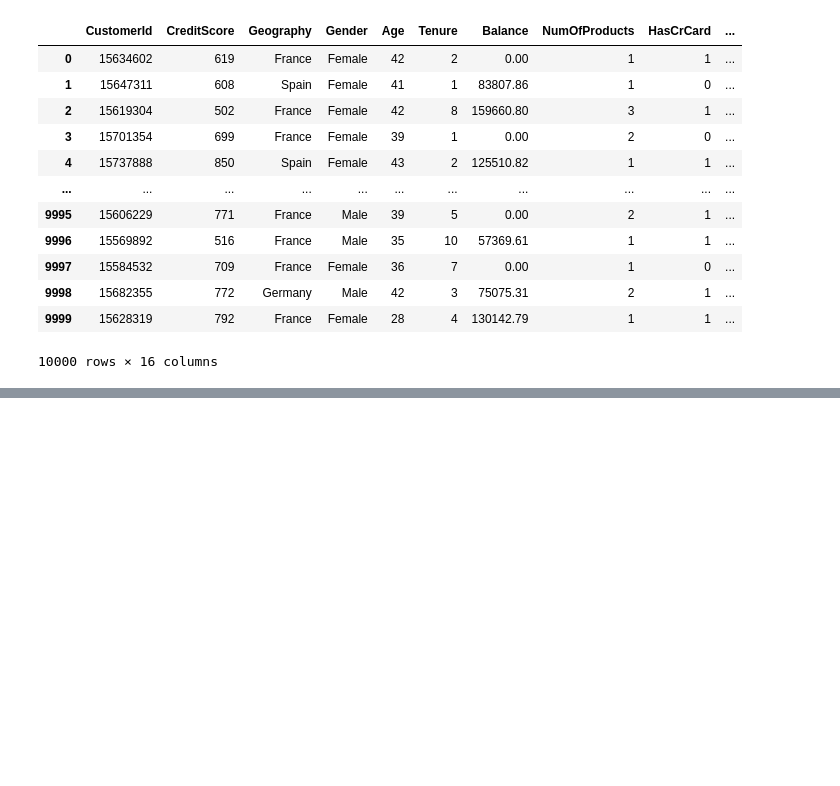
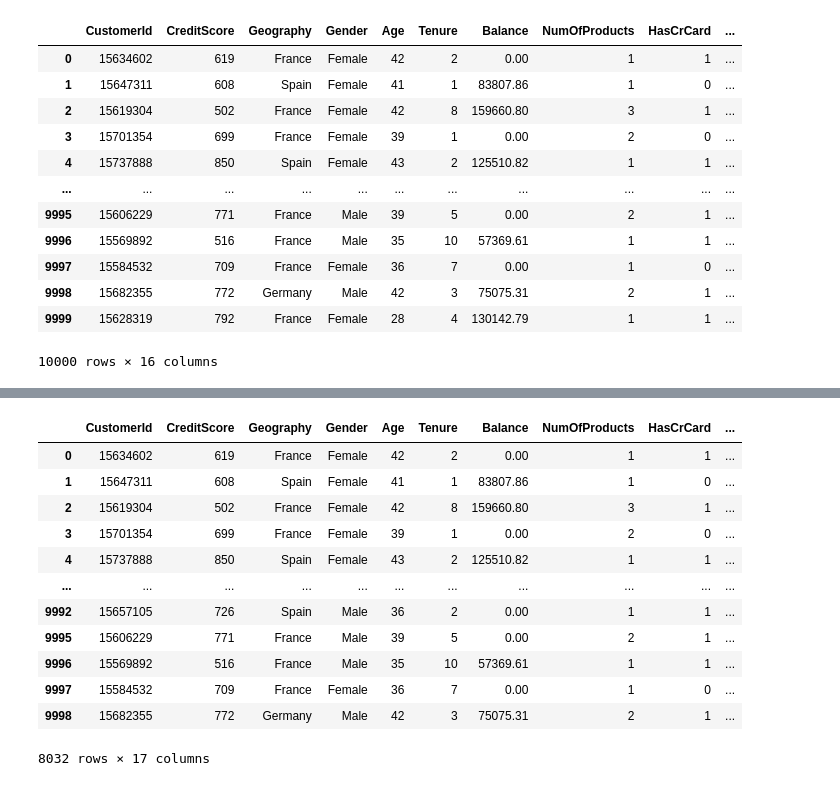
Before and after one commit to leandroclv/analista_dados_python_udemy, a Jupyter notebook: projeto_curso.ipynb, the cells around one changed output, grey strips where cells are left out. Saved outputs shown, nothing was run; the diff lists cells and outputs as text; code cells hidden in the pictures; blank space fills up the shorter version.

```diff
--- a/projeto_curso.ipynb
+++ b/projeto_curso.ipynb
@@ -278,0 +341,3 @@ df_churn
+# %%
+df_churn.loc[df_churn['Age']>30, 'Age_Category'] = 'Acima de 30 anos'
+df_churn
@@ -278,0 +358,16 @@ df_churn
+# %%
+df_churn.loc[df_churn['Age'] > 30]
+# %% [output]
+|  | CustomerId | CreditScore | Geography | Gender | Age | Tenure | Balance | NumOfProducts | HasCrCard | ... |
+| 0 | 15634602 | 619 | France | Female | 42 | 2 | 0.00 | 1 | 1 | ... |
+| 1 | 15647311 | 608 | Spain | Female | 41 | 1 | 83807.86 | 1 | 0 | ... |
+| 2 | 15619304 | 502 | France | Female | 42 | 8 | 159660.80 | 3 | 1 | ... |
+| 3 | 15701354 | 699 | France | Female | 39 | 1 | 0.00 | 2 | 0 | ... |
+| 4 | 15737888 | 850 | Spain | Female | 43 | 2 | 125510.82 | 1 | 1 | ... |
+| ... | ... | ... | ... | ... | ... | ... | ... | ... | ... | ... |
+| 9992 | 15657105 | 726 | Spain | Male | 36 | 2 | 0.00 | 1 | 1 | ... |
+| 9995 | 15606229 | 771 | France | Male | 39 | 5 | 0.00 | 2 | 1 | ... |
+| 9996 | 15569892 | 516 | France | Male | 35 | 10 | 57369.61 | 1 | 1 | ... |
+| 9997 | 15584532 | 709 | France | Female | 36 | 7 | 0.00 | 1 | 0 | ... |
+| 9998 | 15682355 | 772 | Germany | Male | 42 | 3 | 75075.31 | 2 | 1 | ... |
+8032 rows × 17 columns
```
Also changed, not shown: parts of 12 cells of this notebook.
